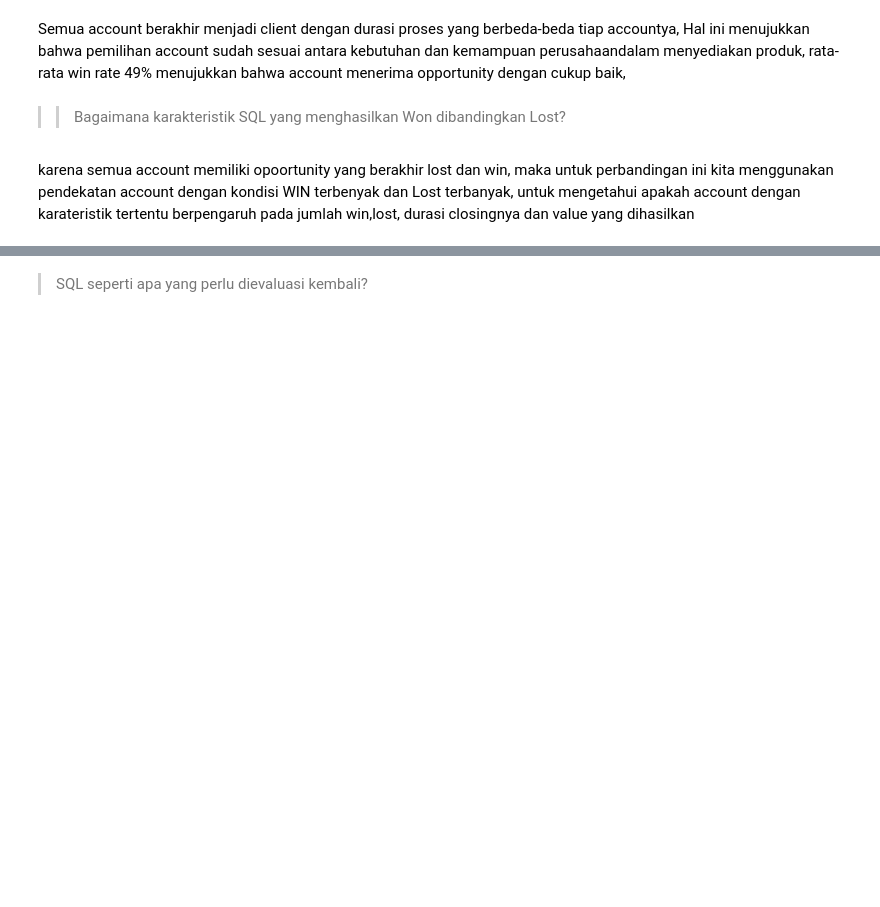
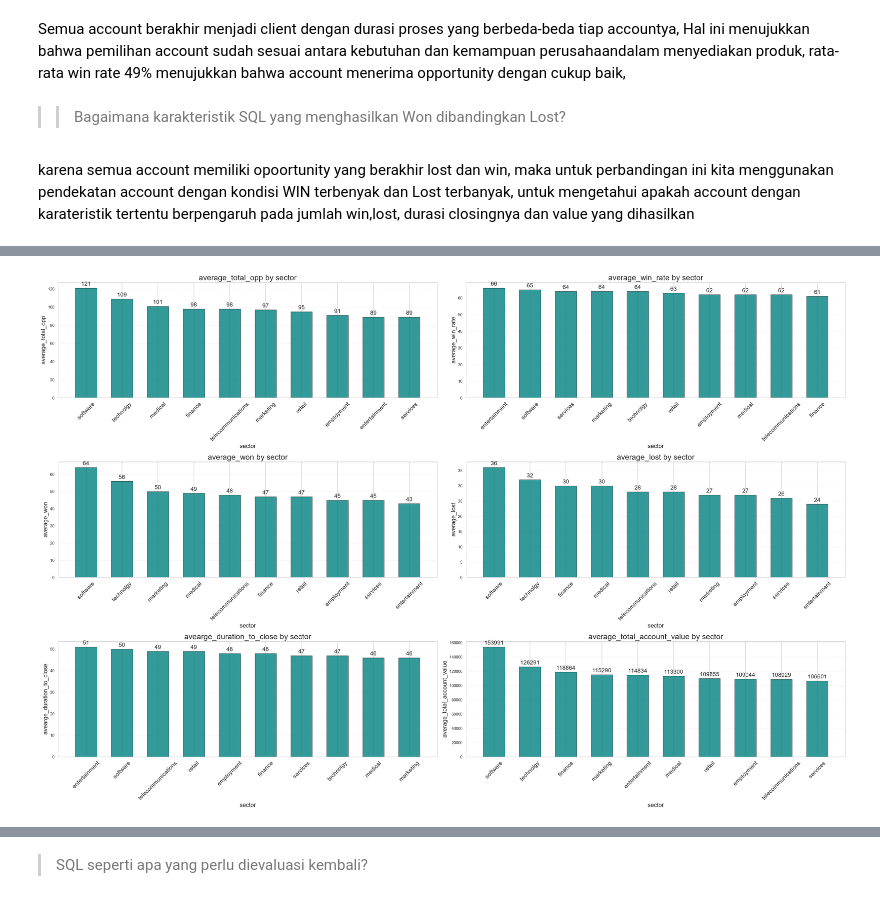
Before and after one commit to hlmtssilvia/B2B_Hardware_Sales_Performance_Analysis, a Jupyter notebook: account_performance.ipynb, the cells around one changed output, grey strips where cells are left out. Cells and saved outputs as stored; diff of their text form; code cells hidden in the pictures; blank space fills up the shorter version.

```diff
--- a/account_performance.ipynb
+++ b/account_performance.ipynb
@@ -193,9 +140,11 @@ for month, year in product(months, years):
     end_date = pd.Timestamp(year,month,last_day)
 
     hist_acc = df_sales_pipeline_all_eng[(df_sales_pipeline_all_eng['engage_date']<start_date)]['account'].unique()
+
     monthly_eng_account = df_sales_pipeline_all_eng[
         (df_sales_pipeline_all_eng['engage_date']>=start_date)&
         (df_sales_pipeline_all_eng['engage_date']<=end_date)]['account'].unique()
+
     new_engg_acc = np.setdiff1d(monthly_eng_account,hist_acc)
 
     data.append(
@@ -203,9 +152,21 @@ for month, year in product(months, years):
          'month': month,
          'account': len(new_engg_acc)}
     )
+
 data_eng_acc = pd.DataFrame(data)
-data_eng_acc['year-month'] = pd.to_datetime(data_eng_acc['year'].astype(str)+'-'+data_eng_acc['month'].astype(str),format = '%Y-%m')
-data_eng_acc['y-m']= data_eng_acc['year'].astype(str)+"-"+data_eng_acc['month'].astype(str)
+data_eng_acc['year-month'] = (
+    pd.to_datetime(data_eng_acc['year']
+                   .astype(str)+'-'+data_eng_acc['month']
+                   .astype(str)
+                   ,format = '%Y-%m')
+)
+
+data_eng_acc['y-m']= (
+    data_eng_acc['year']
+    .astype(str)+"-"+data_eng_acc['month']
+    .astype(str)
+)
+
 data_eng_acc = data_eng_acc.sort_values('year-month')
 
 plt.figure(figsize=(12, 6))
@@ -450,6 +521,18 @@ Semua account berakhir menjadi client dengan durasi proses yang berbeda-beda tia
 # %% [markdown]
 karena semua account memiliki opoortunity yang berakhir lost dan win, maka untuk perbandingan ini kita menggunakan pendekatan account dengan kondisi WIN terbenyak dan Lost terbanyak, untuk mengetahui apakah account dengan karateristik tertentu berpengaruh pada jumlah win,lost, durasi closingnya dan value yang dihasilkan
 # %%
-data_win_lost_acc = df_accounts_summary[['account','total_opportunity','won','lost','avg_duration_to_close','account_value','overall_win_rate']].copy()
+data_win_lost_acc = (
+    df_accounts_summary[
+        ['account',
+         'total_opportunity',
+         'won',
+         'lost',
+         'avg_duration_to_close',
+         'account_value',
+         'win_rate']
+         ]
+    .copy()
+)
+
 df_account_char = pd.merge(df_accounts,data_win_lost_acc, how = 'outer',on='account')
 df_account_char['company_age'] = 2018 - df_account_char['year_established']
@@ -822,0 +651,4 @@ plt.show()
+# %%
+breakdown_bar(df_account_char,'sector')
+# %% [output]
+[figure, added]
```
Also changed, not shown: parts of 29 cells of this notebook, 2 other files.
